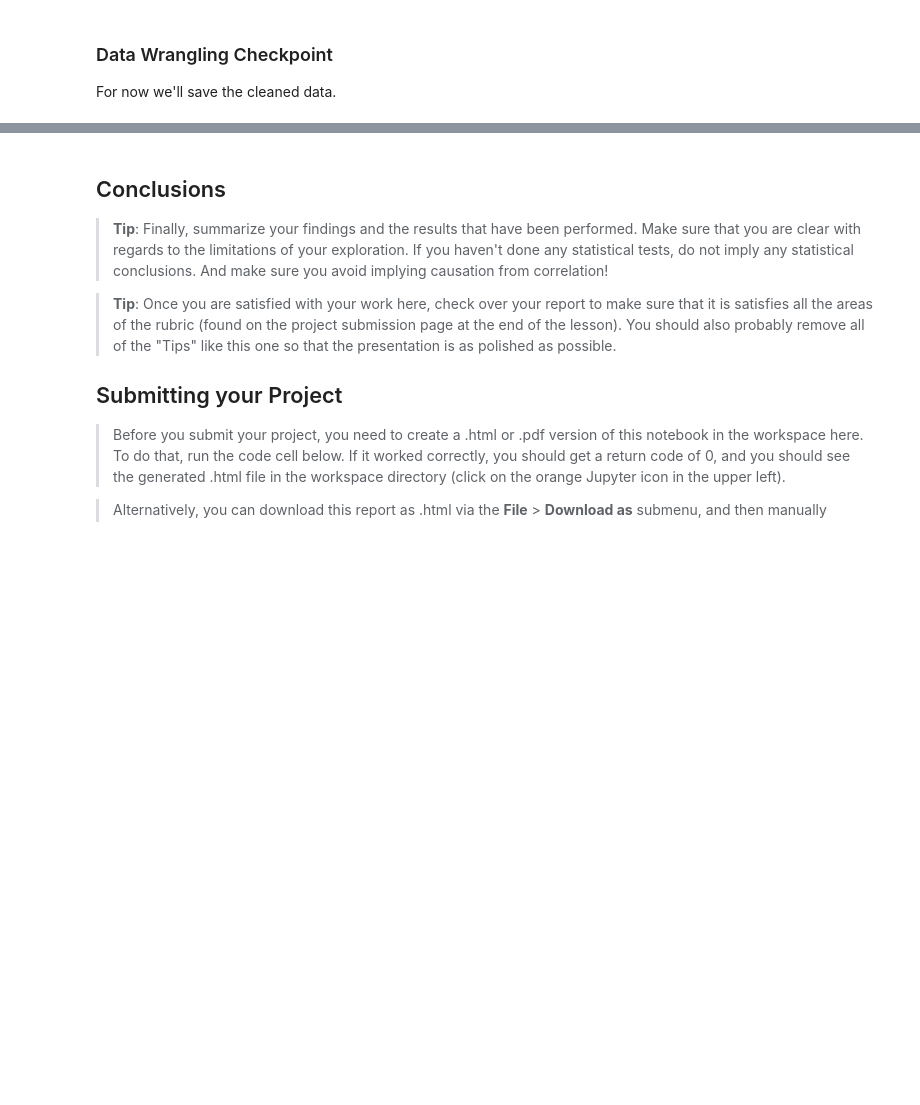
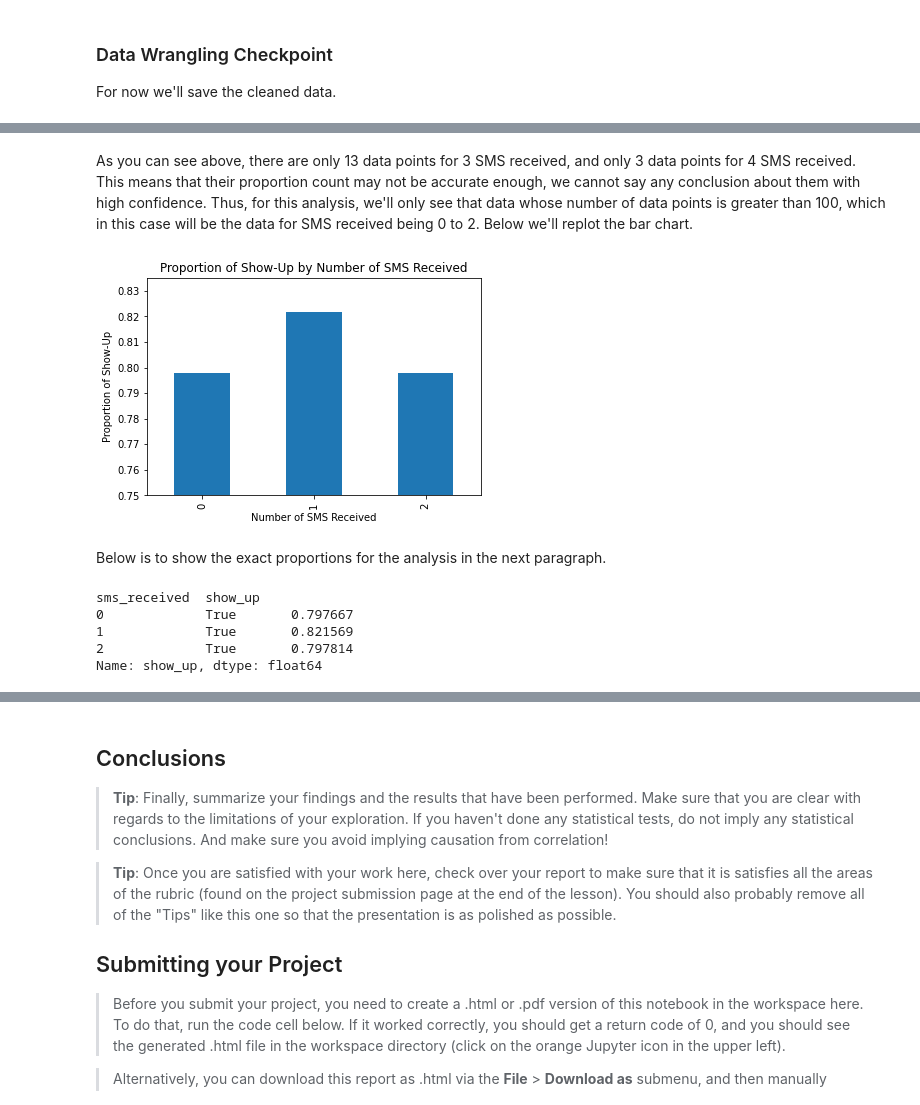
Before and after one commit to fletchersarip93/medical-appointment-no-show-data-analysis, a Jupyter notebook: Investigation_of_No_Show_Appointments_Data.ipynb, the cells around one changed output, grey strips where cells are left out. Saved outputs shown, nothing was run; the diff lists cells and outputs as text; code cells hidden in the pictures; blank space fills up the shorter version.

```diff
--- a/Investigation_of_No_Show_Appointments_Data.ipynb
+++ b/Investigation_of_No_Show_Appointments_Data.ipynb
@@ -592,0 +666,20 @@ df.to_csv('data/medical_appointment_no_show_cleaned.csv', index=False)
+# %% [markdown]
+As you can see above, there are only 13 data points for 3 SMS received, and only 3 data points for 4 SMS received. This means that their proportion count may not be accurate enough, we cannot say any conclusion about them with high confidence. Thus, for this analysis, we'll only see that data whose number of data points is greater than 100, which in this case will be the data for SMS received being 0 to 2. Below we'll replot the bar chart.
+# %%
+proportion.loc[0:2, True].plot(kind='bar', ylabel='Proportion of Show-Up',
+                         xlabel='Number of SMS Received',
+                         title='Proportion of Show-Up by Number of SMS Received',
+                         ylim=(0.75, 0.835),
+                         xticks=[0, 1, 2]);
+# %% [output]
+[figure, added]
+# %% [markdown]
+Below is to show the exact proportions for the analysis in the next paragraph.
+# %%
+proportion.loc[0:2, True]
+# %% [output]
+sms_received  show_up
+0             True       0.797667
+1             True       0.821569
+2             True       0.797814
+Name: show_up, dtype: float64
```
Also changed, not shown: parts of 26 cells of this notebook.
